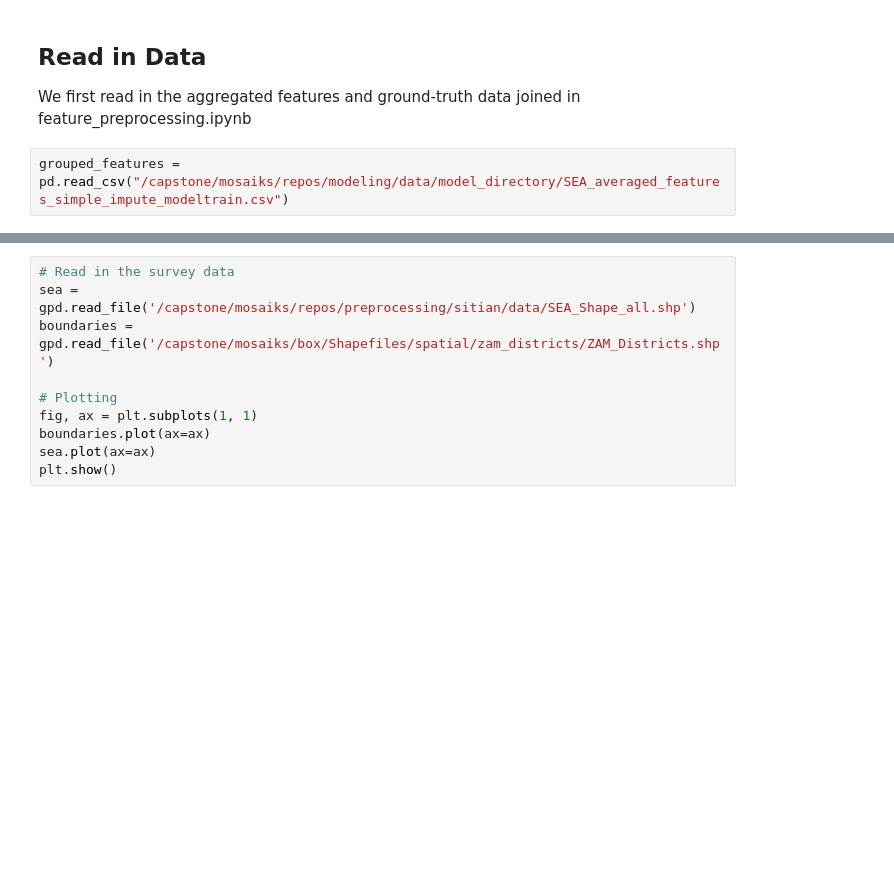
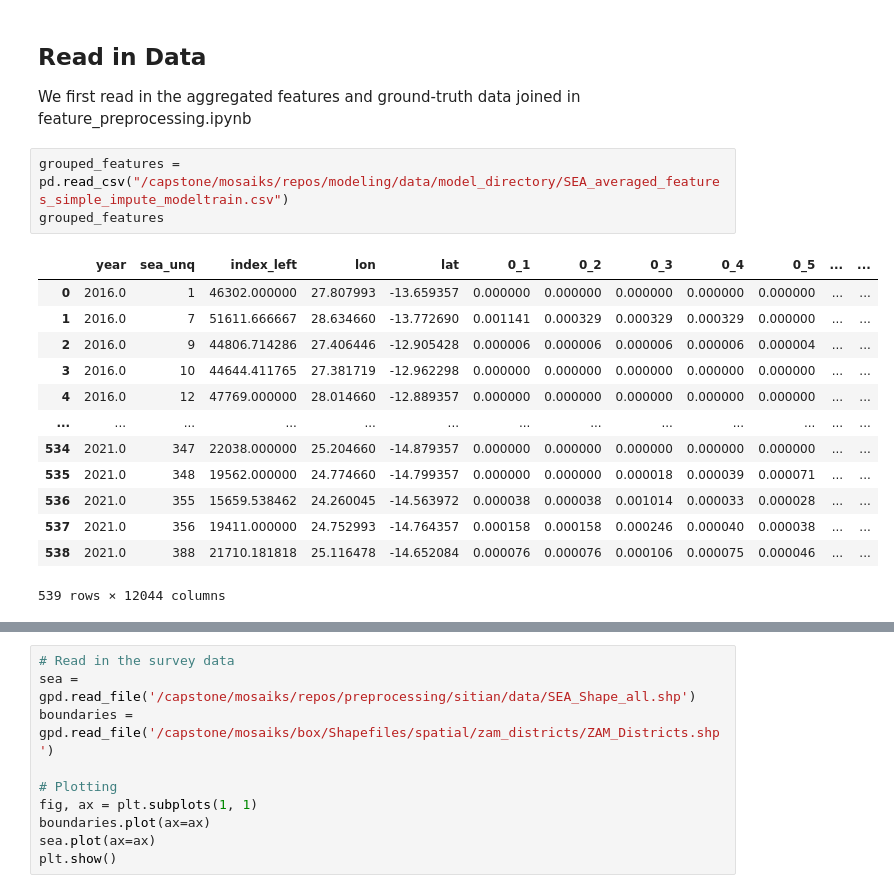
Before and after one commit to mosaiks-capstone/Modeling, a Jupyter notebook: andrew_modeling.ipynb, the cells around one changed output, grey strips where cells are left out. Cells and saved outputs as stored; diff of their text form; blank space fills up the shorter version.

```diff
--- a/andrew_modeling.ipynb
+++ b/andrew_modeling.ipynb
@@ -42,6 +42,21 @@ import seaborn as sns
 We first read in the aggregated features and ground-truth data joined in  feature_preprocessing.ipynb
 # %%
 grouped_features = pd.read_csv("/capstone/mosaiks/repos/modeling/data/model_directory/SEA_averaged_features_simple_impute_modeltrain.csv")
+grouped_features
+# %% [output]
+|  | year | sea_unq | index_left | lon | lat | 0_1 | 0_2 | 0_3 | 0_4 | 0_5 | ... | ... |
+| 0 | 2016.0 | 1 | 46302.000000 | 27.807993 | -13.659357 | 0.000000 | 0.000000 | 0.000000 | 0.000000 | 0.000000 | ... | ... |
+| 1 | 2016.0 | 7 | 51611.666667 | 28.634660 | -13.772690 | 0.001141 | 0.000329 | 0.000329 | 0.000329 | 0.000000 | ... | ... |
+| 2 | 2016.0 | 9 | 44806.714286 | 27.406446 | -12.905428 | 0.000006 | 0.000006 | 0.000006 | 0.000006 | 0.000004 | ... | ... |
+| 3 | 2016.0 | 10 | 44644.411765 | 27.381719 | -12.962298 | 0.000000 | 0.000000 | 0.000000 | 0.000000 | 0.000000 | ... | ... |
+| 4 | 2016.0 | 12 | 47769.000000 | 28.014660 | -12.889357 | 0.000000 | 0.000000 | 0.000000 | 0.000000 | 0.000000 | ... | ... |
+| ... | ... | ... | ... | ... | ... | ... | ... | ... | ... | ... | ... | ... |
+| 534 | 2021.0 | 347 | 22038.000000 | 25.204660 | -14.879357 | 0.000000 | 0.000000 | 0.000000 | 0.000000 | 0.000000 | ... | ... |
+| 535 | 2021.0 | 348 | 19562.000000 | 24.774660 | -14.799357 | 0.000000 | 0.000000 | 0.000018 | 0.000039 | 0.000071 | ... | ... |
+| 536 | 2021.0 | 355 | 15659.538462 | 24.260045 | -14.563972 | 0.000038 | 0.000038 | 0.001014 | 0.000033 | 0.000028 | ... | ... |
+| 537 | 2021.0 | 356 | 19411.000000 | 24.752993 | -14.764357 | 0.000158 | 0.000158 | 0.000246 | 0.000040 | 0.000038 | ... | ... |
+| 538 | 2021.0 | 388 | 21710.181818 | 25.116478 | -14.652084 | 0.000076 | 0.000076 | 0.000106 | 0.000075 | 0.000046 | ... | ... |
+539 rows × 12044 columns
 # %%
 # Read in the survey data
 country_sea = gpd.read_file('/capstone/mosaiks/repos/preprocessing/data/ground_data_spatial/updated_data.shp')
```
Also changed, not shown: parts of 5 cells of this notebook.
